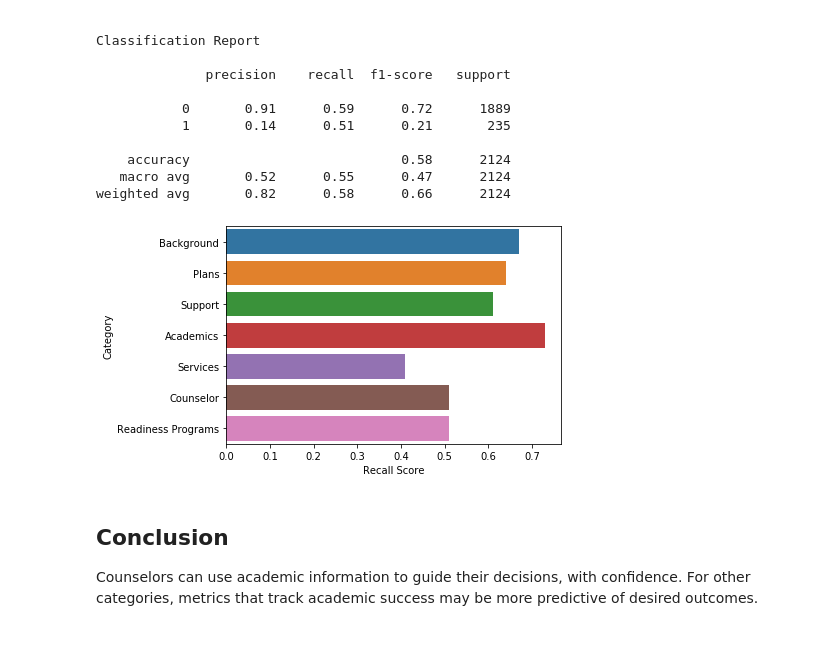
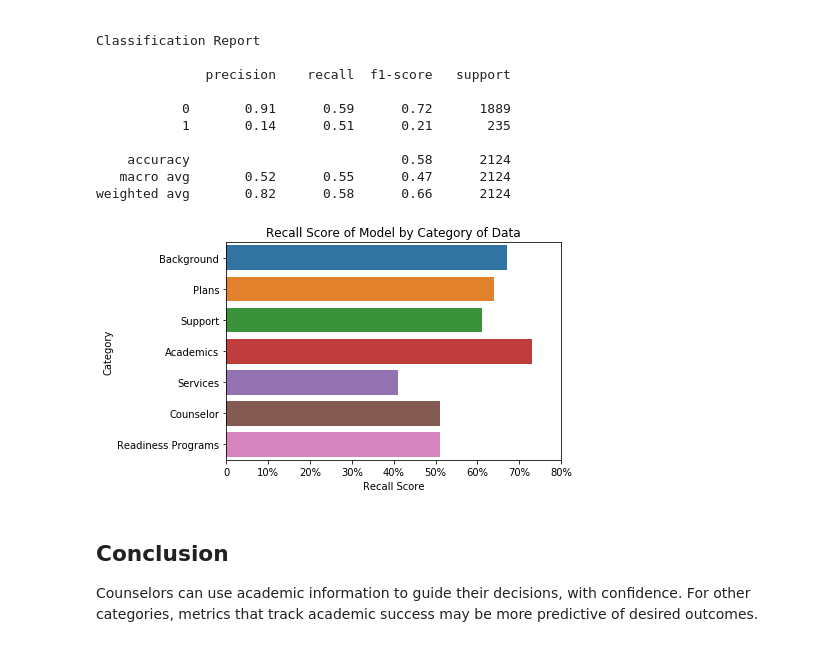
Before and after one commit to shsobieski/HSCounselTool, a Jupyter notebook: Modeling and Analysis.ipynb, the cells around one changed output. Saved outputs shown, nothing was run; the diff lists cells and outputs as text; code cells hidden in the pictures.

Commit message:
improve visuals

```diff
--- a/Modeling and Analysis.ipynb
+++ b/Modeling and Analysis.ipynb
@@ -489,14 +492,18 @@ weighted avg       0.82      0.58      0.66      2124
 # %%
 model_recall = pd.DataFrame({'Category': ['Background', 'Plans',
                                           'Support', 'Academics',
                                           'Services', 'Counselor',
                                           'Readiness Programs'],
                              'Recall Score': [.67, .64, .61, .73,
                                               .41, .51, .51]})
+
 sns.barplot(y= 'Category', x= 'Recall Score', data= model_recall)
-plt.savefig('figures/recall.png');
+plt.title('Recall Score of Model by Category of Data')
+plt.xticks(ticks=[0,.1,.2,.3,.4,.5,.6,.7,.8],
+           labels=['0','10%','20%', '30%','40%','50%','60%','70%','80%'])
+plt.savefig('figures/recall.png', bbox_inches='tight');
 # %% [output]
-[figure, old version]
+[figure, new version]
 # %% [markdown]
 ## Conclusion
 Counselors can use academic information to guide their decisions, with confidence. For other categories, metrics that track academic success may be more predictive of desired outcomes.
```
Also changed, not shown: parts of 6 cells of this notebook, 5 other files.
